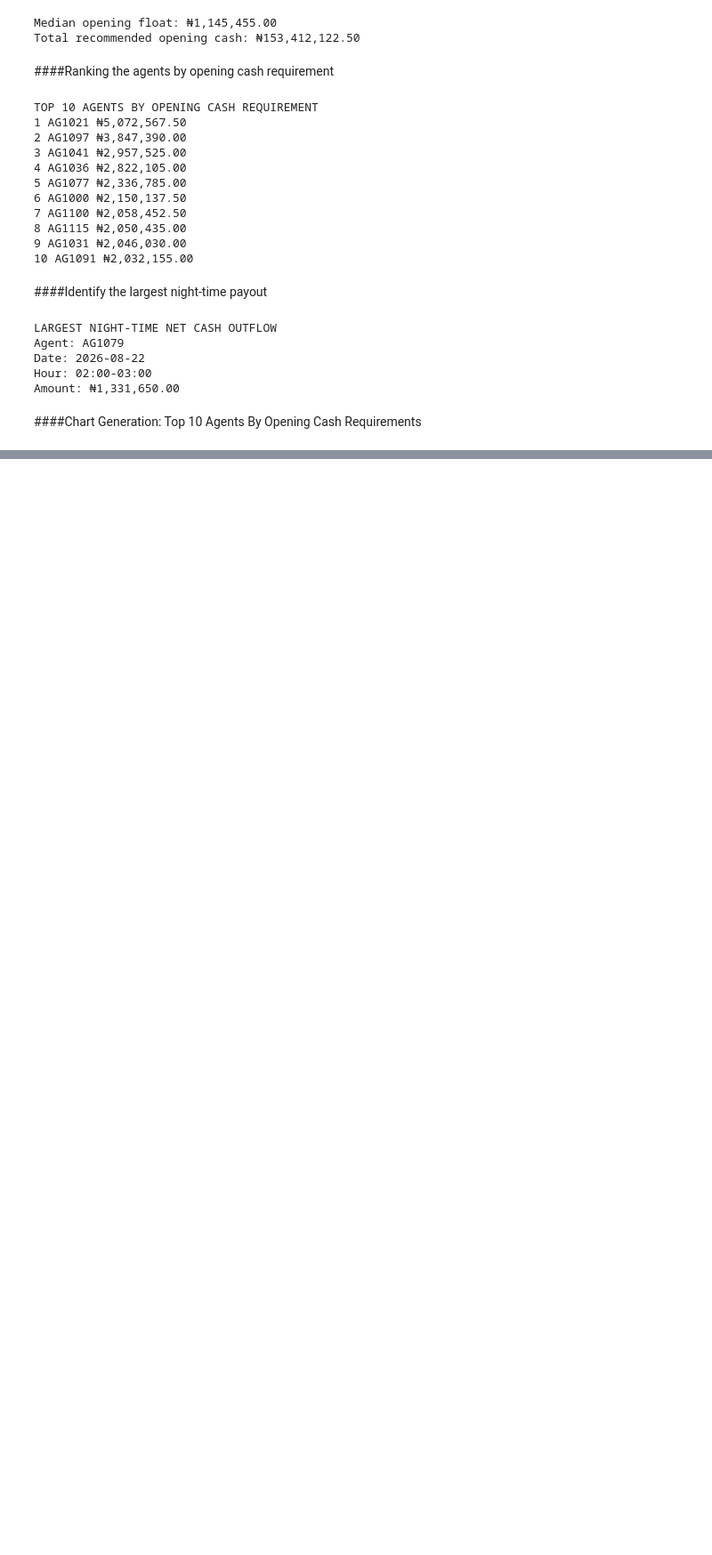
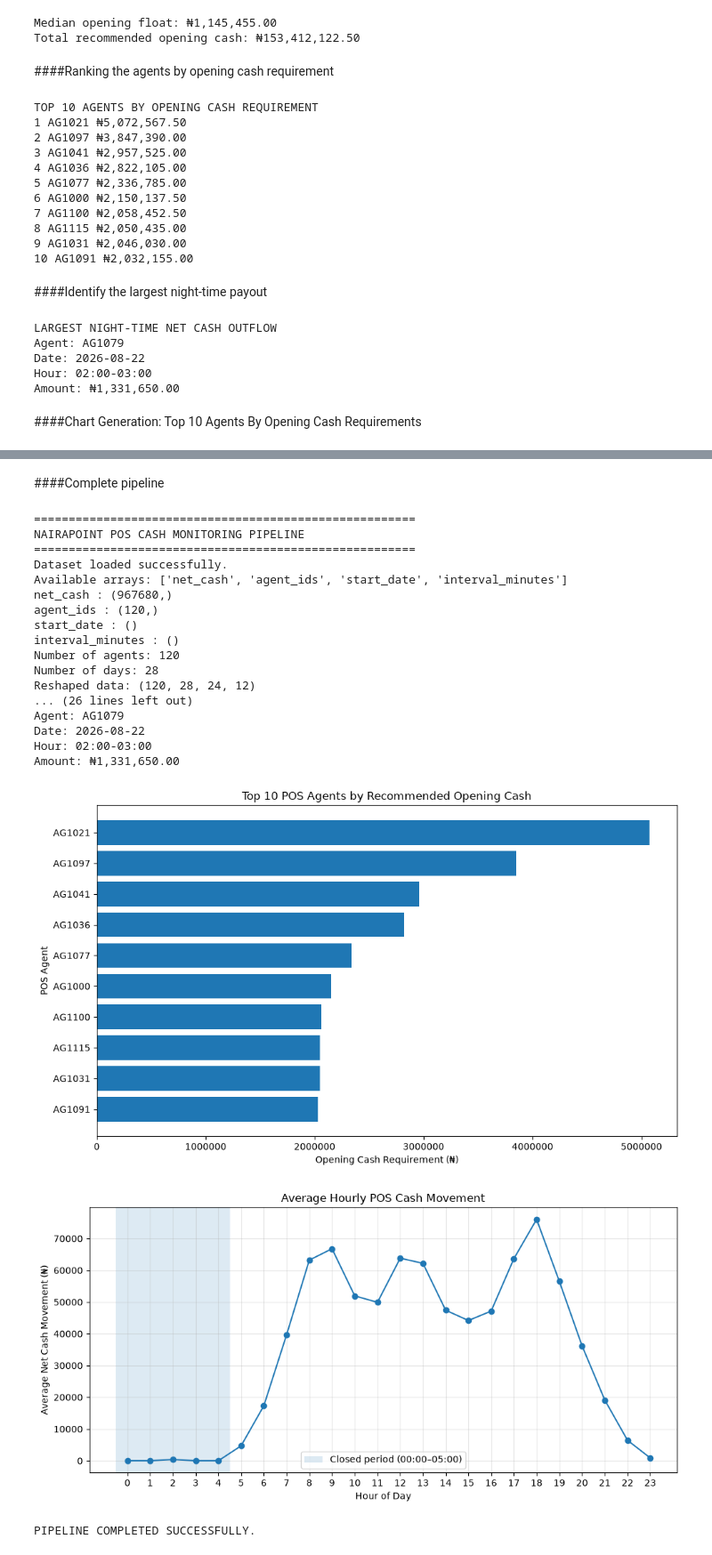
Before and after one commit to Gaius388/nairapoint_group_1, a Jupyter notebook: main.ipynb, the cells around one changed output, grey strips where cells are left out. Shown at 89% size. Drawn from its saved outputs; the diff is of its cells as text; code cells hidden in the pictures; blank space fills up the shorter version.

```diff
--- a/main.ipynb
+++ b/main.ipynb
@@ -596,0 +597,2 @@ plot_hourly_activity(cash_clean)
+# %% [markdown]
+####Complete pipeline
@@ -596,0 +675,23 @@ plot_hourly_activity(cash_clean)
+# %%
+results = run_pipeline("group01_pos.npz")
+# %% [output]
+=======================================================
+NAIRAPOINT POS CASH MONITORING PIPELINE
+=======================================================
+Dataset loaded successfully.
+Available arrays: ['net_cash', 'agent_ids', 'start_date', 'interval_minutes']
+net_cash : (967680,)
+agent_ids : (120,)
+start_date : ()
+interval_minutes : ()
+Number of agents: 120
+Number of days: 28
+Reshaped data: (120, 28, 24, 12)
+... (26 lines left out)
+Agent: AG1079
+Date: 2026-08-22
+Hour: 02:00-03:00
+Amount: ₦1,331,650.00
+[figure, added]
+[figure, added]
+PIPELINE COMPLETED SUCCESSFULLY.
```
Also changed, not shown: parts of 4 cells of this notebook.
